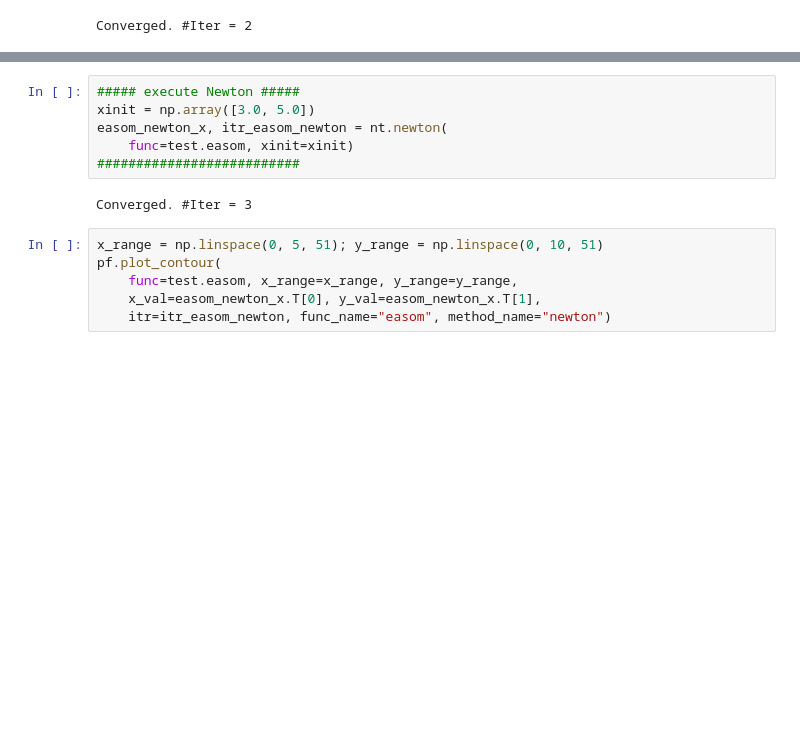
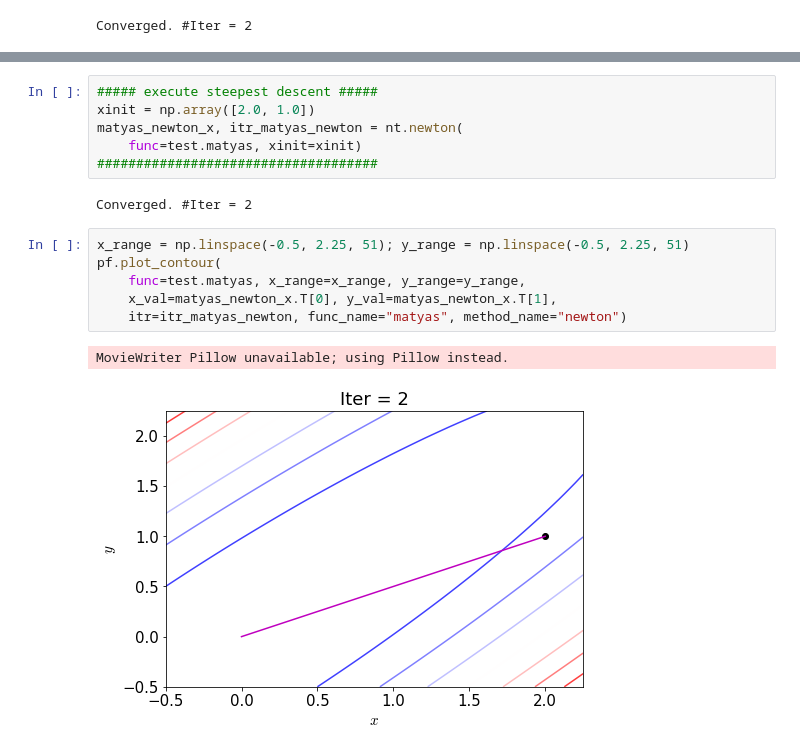
Before and after one commit to SeeKT/ML_optimization, a Jupyter notebook: note/1.steepest_newton.ipynb, the cells around one changed output, grey strips where cells are left out. Cells and saved outputs as stored; diff of their text form; blank space fills up the shorter version.

```diff
--- a/note/1.steepest_newton.ipynb
+++ b/note/1.steepest_newton.ipynb
@@ -103,16 +110,19 @@ pf.plot_contour(
 # %% [markdown]
 <img src="https://github.com/SeeKT/ML_optimization/blob/master/note/fig/ackley/contour_ackley_newton.gif?raw=true">
 # %%
-##### execute Newton #####
-xinit = np.array([3.0, 5.0])
-easom_newton_x, itr_easom_newton = nt.newton(
-    func=test.easom, xinit=xinit)
-##########################
+##### execute steepest descent #####
+xinit = np.array([2.0, 1.0])
+matyas_newton_x, itr_matyas_newton = nt.newton(
+    func=test.matyas, xinit=xinit)
+####################################
 # %% [output]
-Converged. #Iter = 3
+Converged. #Iter = 2
 # %%
-x_range = np.linspace(0, 5, 51); y_range = np.linspace(0, 10, 51)
+x_range = np.linspace(-0.5, 2.25, 51); y_range = np.linspace(-0.5, 2.25, 51)
 pf.plot_contour(
-    func=test.easom, x_range=x_range, y_range=y_range,
-    x_val=easom_newton_x.T[0], y_val=easom_newton_x.T[1],
-    itr=itr_easom_newton, func_name="easom", method_name="newton")
+    func=test.matyas, x_range=x_range, y_range=y_range,
+    x_val=matyas_newton_x.T[0], y_val=matyas_newton_x.T[1],
+    itr=itr_matyas_newton, func_name="matyas", method_name="newton")
+# %% [output]
+MovieWriter Pillow unavailable; using Pillow instead.
+[figure, added]
```
Also changed, not shown: parts of 8 cells of this notebook, 17 other files.
